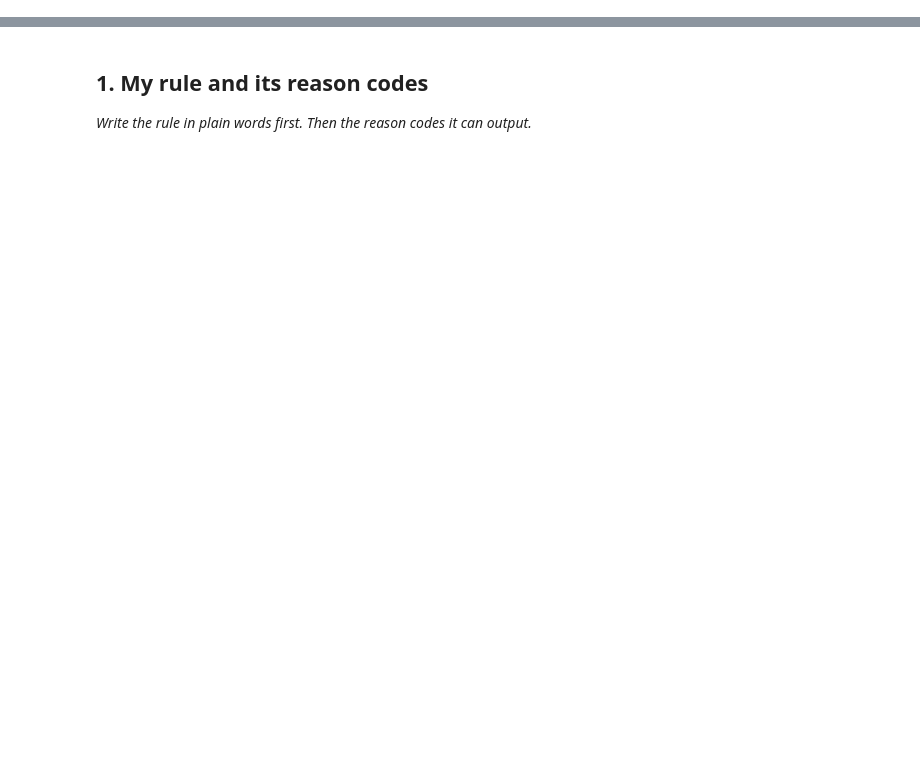
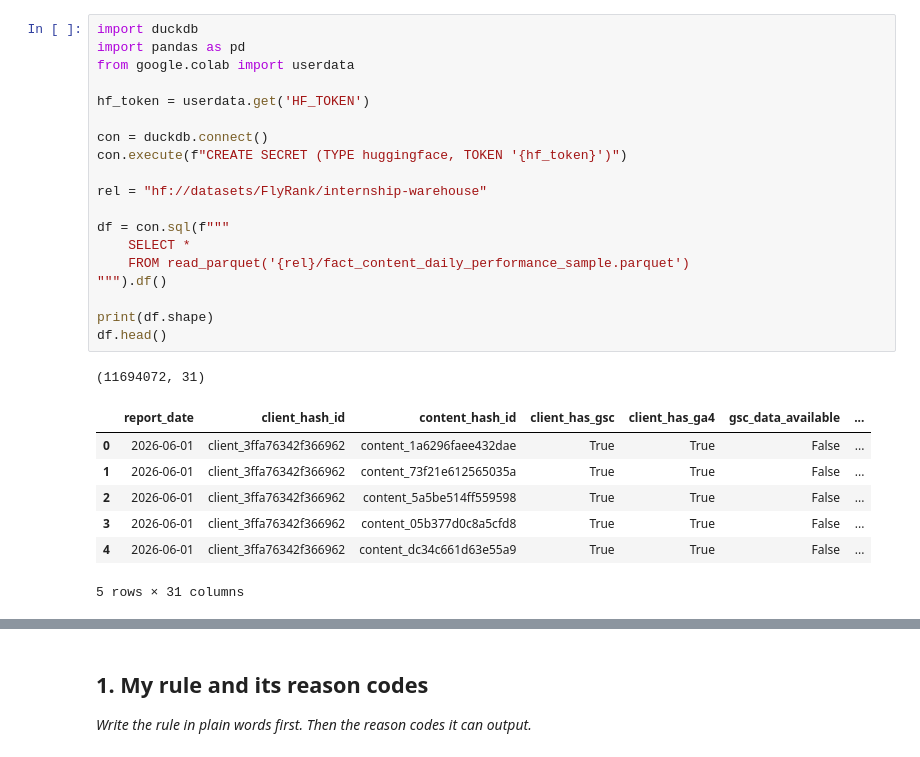
Before and after one commit to muaaz-tahir/flyrank-ml-internship, a Jupyter notebook: work/notebooks/w04_baseline_score.ipynb, the cells around one changed output, grey strips where cells are left out. Saved outputs shown, nothing was run; the diff lists cells and outputs as text; blank space fills up the shorter version.

```diff
--- a/work/notebooks/w04_baseline_score.ipynb
+++ b/work/notebooks/w04_baseline_score.ipynb
@@ -6,3 +8,31 @@
 This skeleton is yours to fill. Work the sections **in order** — each one has a one-line hint. Simple words, honest numbers.
 
 > Working with an AI assistant? Tell it to read `skills/README.md` first and load the one skill this assignment names on its card.
+# %%
+import duckdb
+import pandas as pd
+from google.colab import userdata
+
+hf_token = userdata.get('HF_TOKEN')
+
+con = duckdb.connect()
+con.execute(f"CREATE SECRET (TYPE huggingface, TOKEN '{hf_token}')")
+
+rel = "hf://datasets/FlyRank/internship-warehouse"
+
+df = con.sql(f"""
+    SELECT *
+    FROM read_parquet('{rel}/fact_content_daily_performance_sample.parquet')
+""").df()
+
+print(df.shape)
+df.head()
+# %% [output]
+(11694072, 31)
+|  | report_date | client_hash_id | content_hash_id | client_has_gsc | client_has_ga4 | gsc_data_available | ... |
+| 0 | 2026-06-01 | client_3ffa76342f366962 | content_1a6296faee432dae | True | True | False | ... |
+| 1 | 2026-06-01 | client_3ffa76342f366962 | content_73f21e612565035a | True | True | False | ... |
+| 2 | 2026-06-01 | client_3ffa76342f366962 | content_5a5be514ff559598 | True | True | False | ... |
+| 3 | 2026-06-01 | client_3ffa76342f366962 | content_05b377d0c8a5cfd8 | True | True | False | ... |
+| 4 | 2026-06-01 | client_3ffa76342f366962 | content_dc34c661d63e55a9 | True | True | False | ... |
+5 rows × 31 columns
```
Also changed, not shown: parts of 18 cells of this notebook.
